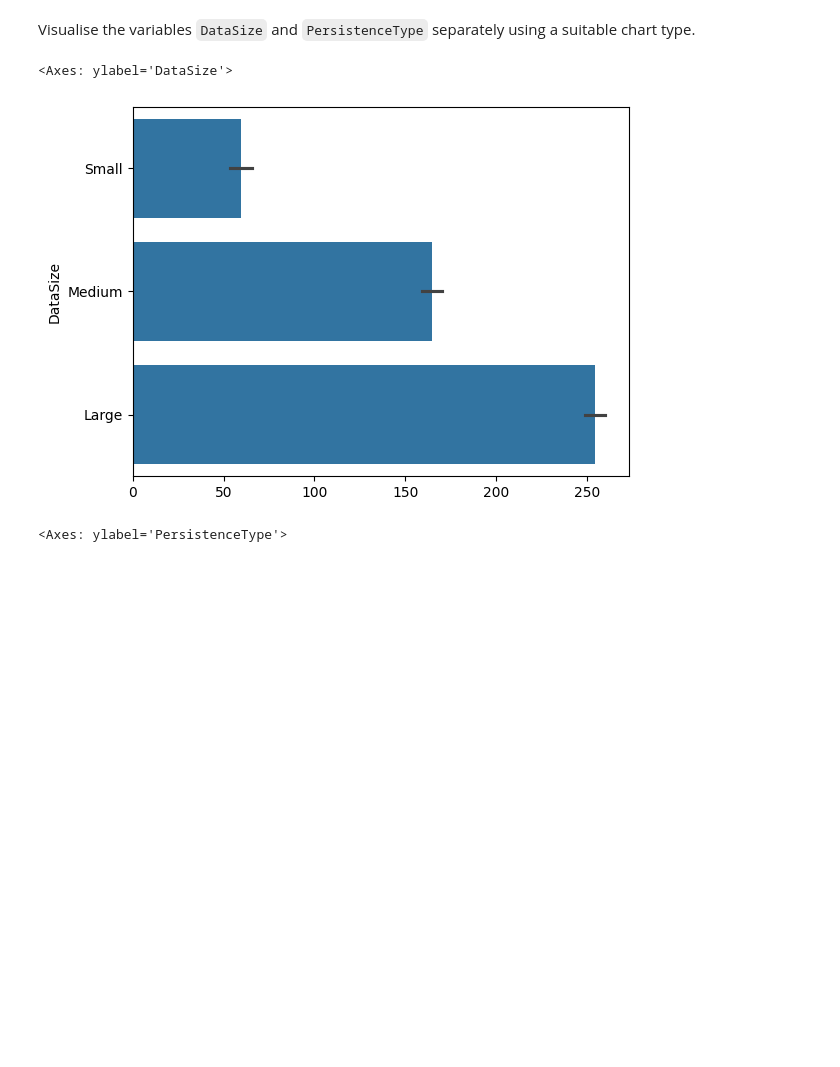
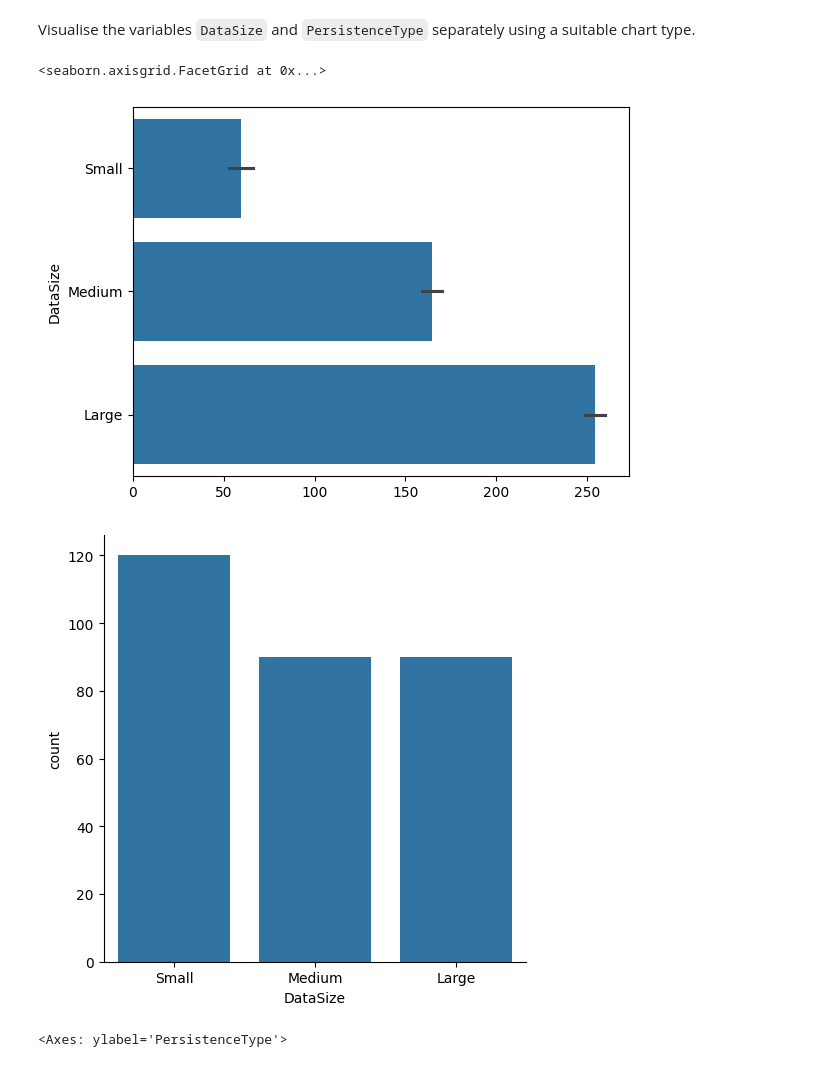
Before and after one commit to nealjoos/dsai-labs, a Jupyter notebook: 2-analysis-1-var/lab-2.06-android-persistence.ipynb, the cells around one changed output. Cells and saved outputs as stored; diff of their text form; code cells hidden in the pictures; blank space fills up the shorter version.

```diff
--- a/2-analysis-1-var/lab-2.06-android-persistence.ipynb
+++ b/2-analysis-1-var/lab-2.06-android-persistence.ipynb
@@ -39,9 +39,11 @@ apc.head()
 Visualise the variables `DataSize` and `PersistenceType` separately using a suitable chart type.
 # %%
 sns.barplot(apc.DataSize)
+sns.catplot(data=apc, kind="count", x="DataSize")
 # %% [output]
-<Axes: ylabel='DataSize'>
+<seaborn.axisgrid.FacetGrid at 0x...>
 [figure]
+[figure, added]
 # %%
 sns.barplot(apc.PersistenceType)
 # %% [output]
```
Also changed, not shown: parts of 4 cells of this notebook, 1 other file.
